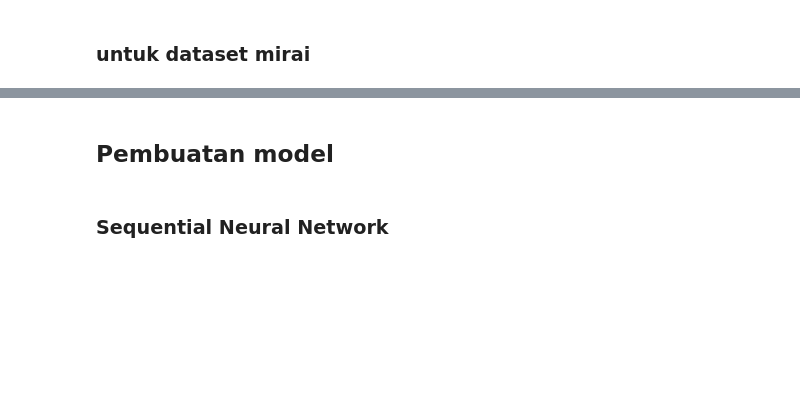
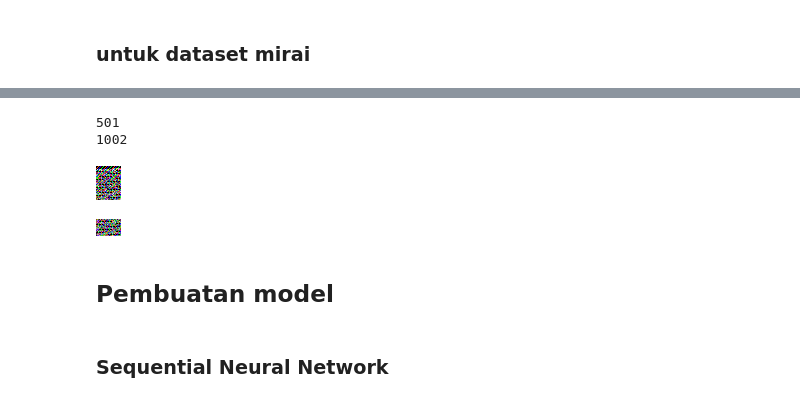
Before and after one commit to TaufiqOdhi/botnet-image-processing, a Jupyter notebook: main.ipynb, the cells around one changed output, grey strips where cells are left out. Drawn from its saved outputs; the diff is of its cells as text; code cells hidden in the pictures; blank space fills up the shorter version.

Commit message:
menambah convert ke data gambar untuk dataset mirai

```diff
--- a/main.ipynb
+++ b/main.ipynb
@@ -84,2 +80,7 @@ Image.fromarray(arr.reshape(int(a), 25, 3), mode='RGB')
 # %% [markdown]
 ### untuk dataset mirai
+# %%
+df_mirai = pd.read_csv(f'{base_dataset_dir}/1.mirai.ack.csv')
+
+# raw data frame
+df_mirai
@@ -85,0 +101,5 @@ Image.fromarray(arr.reshape(int(a), 25, 3), mode='RGB')
+# %%
+# only pick "weight" columns
+
+df_mirai_weight = df_mirai[df_mirai.columns[df_mirai.columns.str.contains('weight')].to_list()]
+df_mirai_weight
@@ -86,3 +120,30 @@ Image.fromarray(arr.reshape(int(a), 25, 3), mode='RGB')
+# %%
+list_mirai_pics_1, list_mirai_pics_2 = np.array_split(df_mirai_weight, 2)
+
+list_mirai_pics_1 = np.array_split(list_mirai_pics_1, len(list_mirai_pics_1) // chunk_size_1+1)
+list_mirai_pics_2 = np.array_split(list_mirai_pics_2, len(list_mirai_pics_2) // chunk_size_2+1)
+# %%
+print(len(list_mirai_pics_1))
+print(len(list_mirai_pics_2))
+# %% [output]
+501
+1002
+# %%
+arr = list_mirai_pics_1[0].to_numpy()
+a = arr.size/3
+a = a/25
+
+Image.fromarray(arr.reshape(int(a), 25, 3), mode='RGB')
+# %% [output]
+[figure, added]
+# %%
+arr = list_mirai_pics_2[0].to_numpy()
+a = arr.size/3
+a = a/25
+
+Image.fromarray(arr.reshape(int(a), 25, 3), mode='RGB')
+# %% [output]
+[figure, added]
 # %% [markdown]
 ## Pembuatan model
 # %% [markdown]
```
Also changed, not shown: parts of 4 cells of this notebook.
